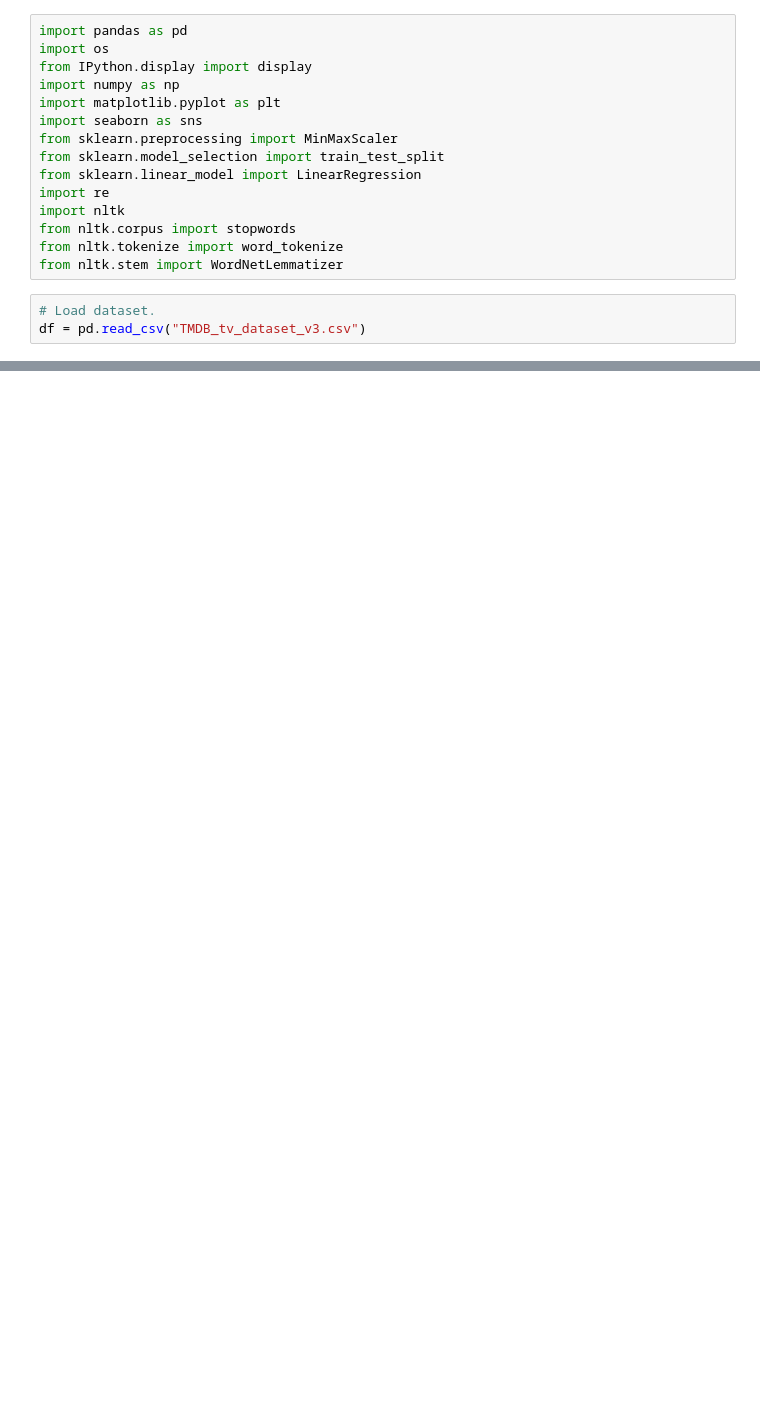
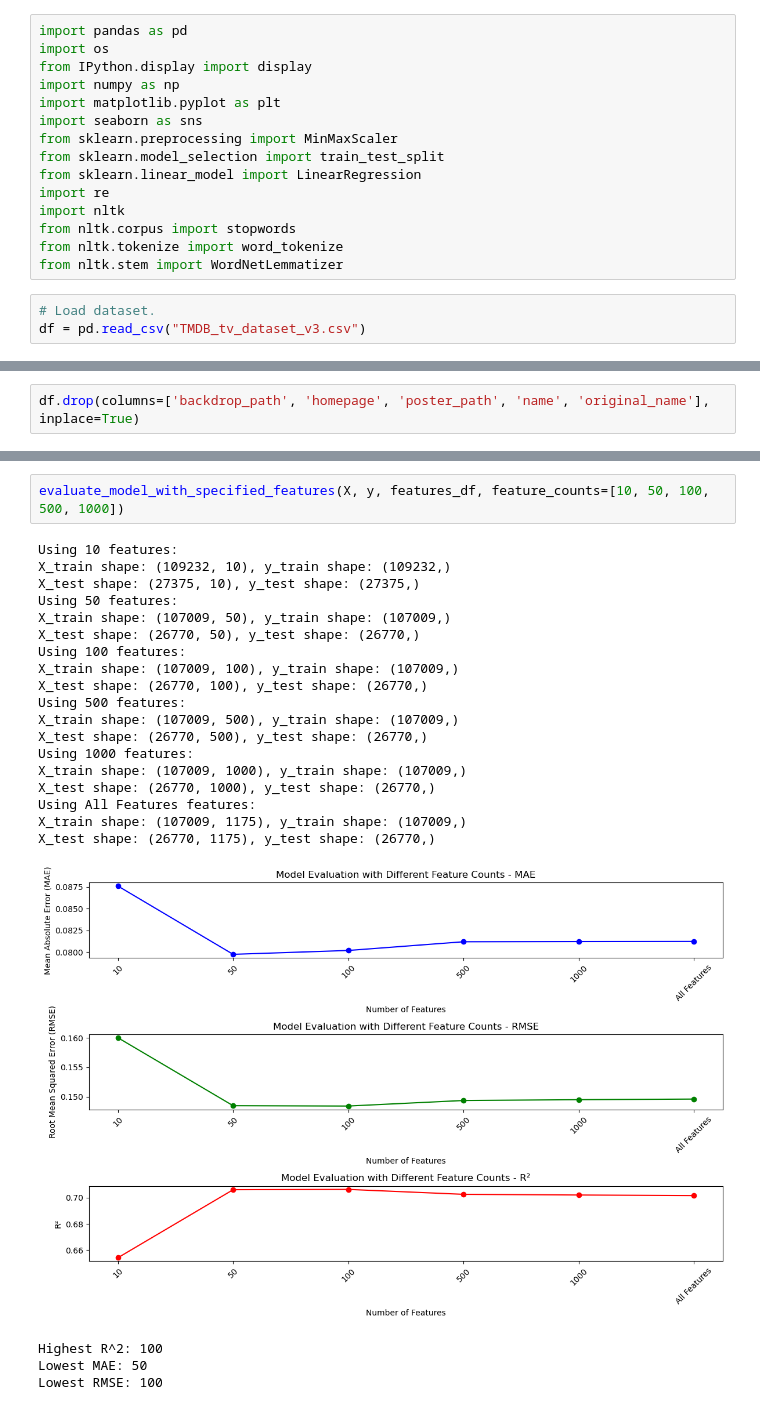
Before and after one commit to DirecTV-Team1A-NextGen-Rec/directv_tvrec, a Jupyter notebook: 12.) XG_Boost_Model.ipynb, the cells around one changed output, grey strips where cells are left out. Cells and saved outputs as stored; diff of their text form; blank space fills up the shorter version.

```diff
--- a/12.) XG_Boost_Model.ipynb
+++ b/12.) XG_Boost_Model.ipynb
@@ -532,0 +365,2 @@ Row 7217 has an unusually high number_of_episodes (2107), which might be an erro
+# %%
+df.drop(columns=['backdrop_path', 'homepage', 'poster_path', 'name', 'original_name'], inplace=True)
@@ -532,0 +1015,25 @@ Row 7217 has an unusually high number_of_episodes (2107), which might be an erro
+# %%
+evaluate_model_with_specified_features(X, y, features_df, feature_counts=[10, 50, 100, 500, 1000])
+# %% [output]
+Using 10 features:
+X_train shape: (109232, 10), y_train shape: (109232,)
+X_test shape: (27375, 10), y_test shape: (27375,)
+Using 50 features:
+X_train shape: (107009, 50), y_train shape: (107009,)
+X_test shape: (26770, 50), y_test shape: (26770,)
+Using 100 features:
+X_train shape: (107009, 100), y_train shape: (107009,)
+X_test shape: (26770, 100), y_test shape: (26770,)
+Using 500 features:
+X_train shape: (107009, 500), y_train shape: (107009,)
+X_test shape: (26770, 500), y_test shape: (26770,)
+Using 1000 features:
+X_train shape: (107009, 1000), y_train shape: (107009,)
+X_test shape: (26770, 1000), y_test shape: (26770,)
+Using All Features features:
+X_train shape: (107009, 1175), y_train shape: (107009,)
+X_test shape: (26770, 1175), y_test shape: (26770,)
+[figure, added]
+Highest R^2: 100
+Lowest MAE: 50
+Lowest RMSE: 100
```
Also changed, not shown: parts of 80 cells of this notebook.
